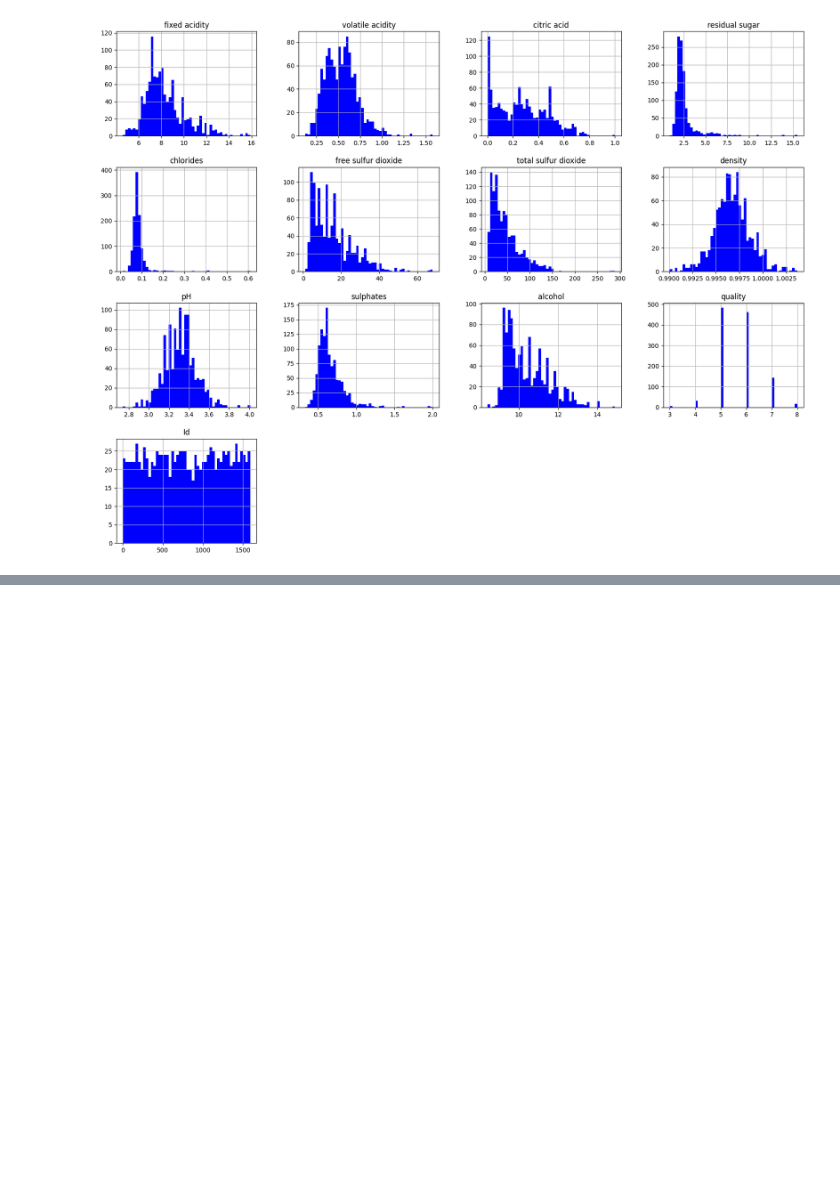
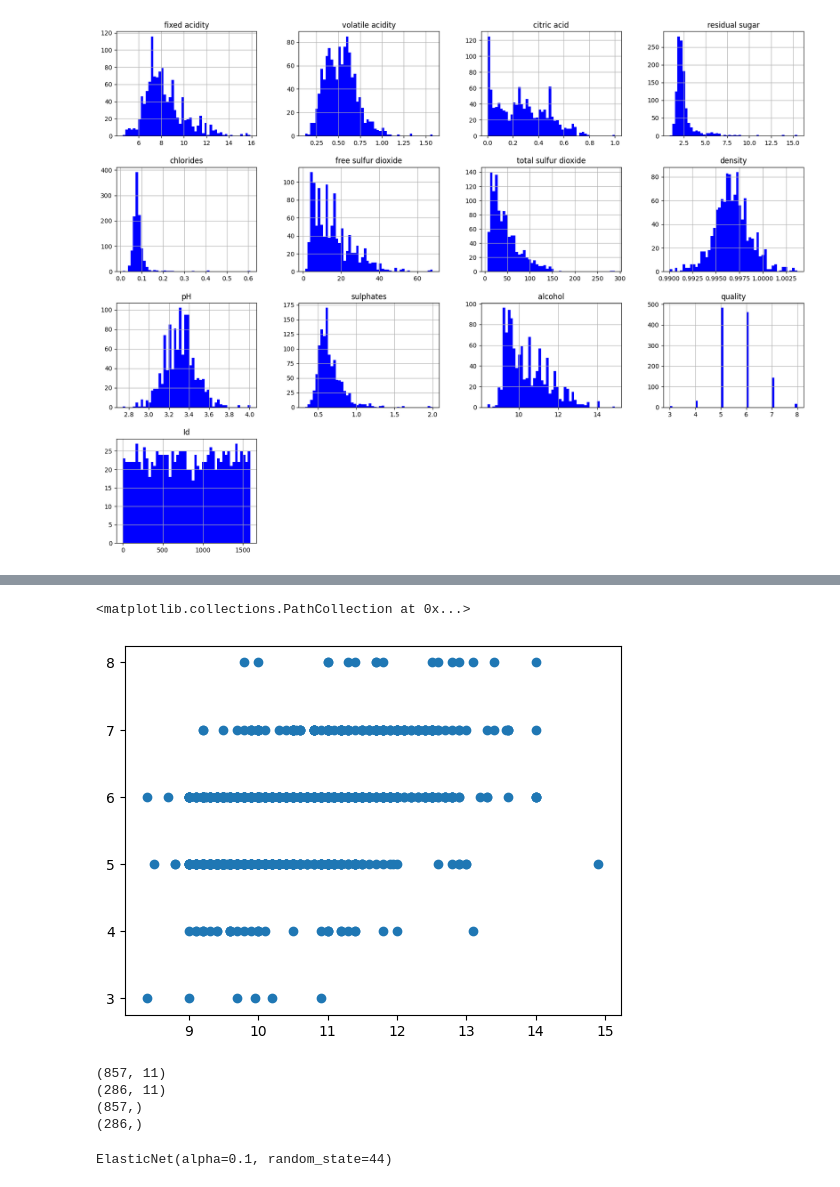
Before and after one commit to ayalluriharikaprasad-commits/ML_project, a Jupyter notebook: research/experiment.ipynb, the cells around one changed output, grey strips where cells are left out. Saved outputs shown, nothing was run; the diff lists cells and outputs as text; code cells hidden in the pictures; blank space fills up the shorter version.

Commit message:
trained a model on the data

```diff
--- a/research/experiment.ipynb
+++ b/research/experiment.ipynb
@@ -88,0 +148,17 @@ plt.show()
+# %%
+plt.scatter(df['alcohol'], df['quality'])
+# %% [output]
+<matplotlib.collections.PathCollection at 0x...>
+[figure, added]
+# %%
+X_train, X_test, y_train, y_test = train_test_split(X, y, stratify = y)
+
+print(X_train.shape)
+print(X_test.shape)
+print(y_train.shape)
+print(y_test.shape)
+# %% [output]
+(857, 11)
+(286, 11)
+(857,)
+(286,)
@@ -88,0 +169,4 @@ plt.show()
+# %%
+lr.fit(X_train, y_train)
+# %% [output]
+ElasticNet(alpha=0.1, random_state=44)
```
Also changed, not shown: parts of 13 cells of this notebook.
